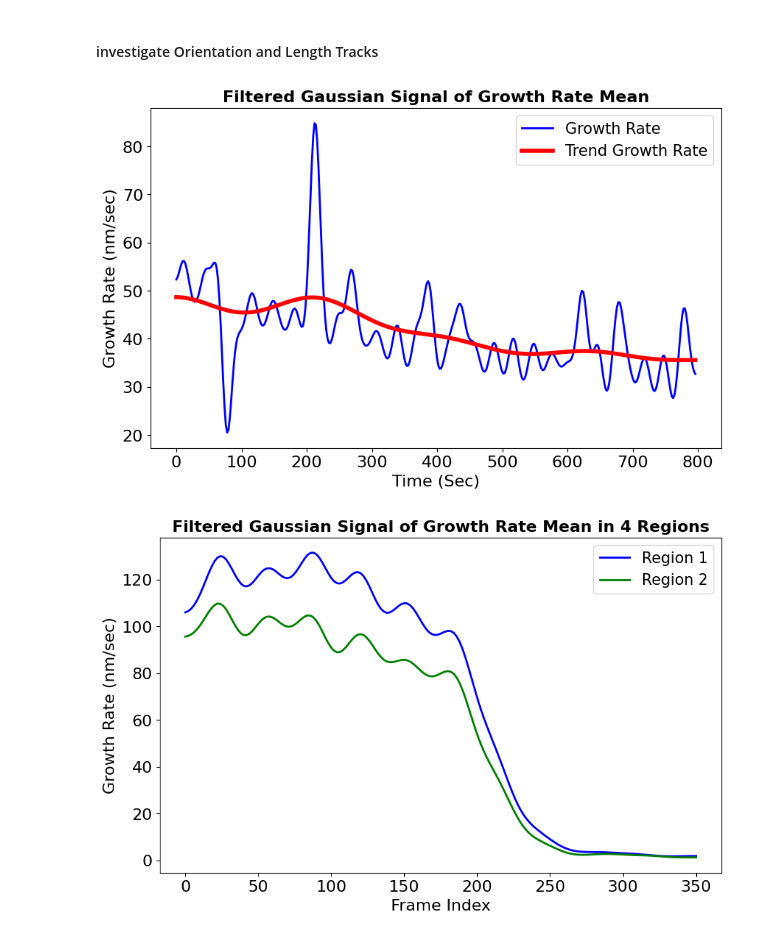
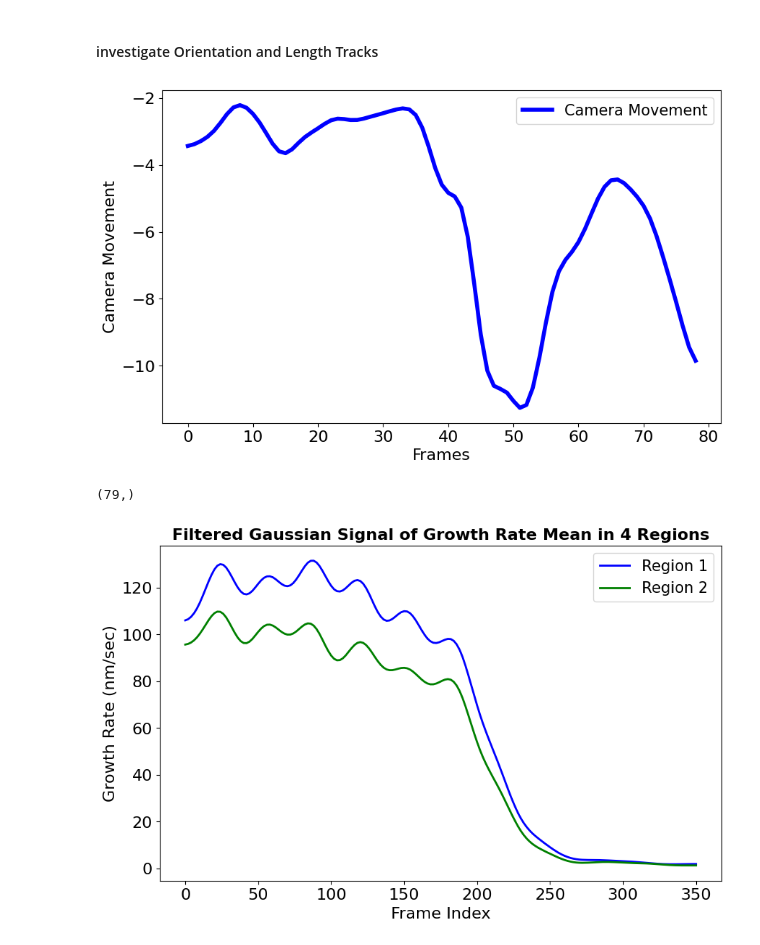
Before and after one commit to kavehsfv/LightFeatureTracking, a Jupyter notebook: Algorithm.ipynb, the cells around one changed output. Cells and saved outputs as stored; diff of their text form; code cells hidden in the pictures.

```diff
--- a/Algorithm.ipynb
+++ b/Algorithm.ipynb
@@ -210,7 +211,8 @@ cuda:2
 # %%
 # Get image names
 # prefix = 'gf_clh_ET30038_8 (Channel 1) 351 - '
-prefix = 'gf_clh_FS30363_6 (Channel 1) 323 - '
+# prefix = 'gf_clh_FS30363_6 (Channel 1) 323 - '
+prefix = ''
 image_names = [os.path.basename(path).replace(prefix, '') for path in image_paths]
 print(image_names)
 # %% [output]
@@ -226,7 +228,7 @@ fourcc = cv2.VideoWriter_fourcc(*'mp4v')  # Use 'mp4v' for .mp4 format
 frame_size = (plottingFrames[0].shape[1], plottingFrames[0].shape[0])
 saveAdrs = '/usr/mvl2/ksgh2/Documents/projects/LightFeatureTracking/results/cmphExm/'
 # Create a VideoWriter object. Adjust FPS to your liking.
-out = cv2.VideoWriter(saveAdrs + ft_method +'/' + ft_method + '_CNT_exp_oct24.mp4', fourcc, 5.0, frame_size)
+out = cv2.VideoWriter(saveAdrs + ft_method +'/' + ft_method + '_horse_ref.mp4', fourcc, 5.0, frame_size)
 
 for i in range(len(plottingFrames)):
     # Write the frame to the video
@@ -250,7 +252,7 @@ frame_size = (plottingFrames[0].shape[1], plottingFrames[0].shape[0])
 saveAdrs = '/usr/mvl2/ksgh2/Documents/projects/LightFeatureTracking/results/cmphExm/'
 
 # Create a VideoWriter object. Adjust FPS to your liking.
-out = cv2.VideoWriter(saveAdrs + ft_method +'/' + ft_method + '_CNT_exp_test.mp4', fourcc, 5.0, frame_size)
+out = cv2.VideoWriter(saveAdrs + ft_method +'/' + ft_method + '_horse_ref.mp4', fourcc, 5.0, frame_size)
 
 for i in range(len(plottingFrames)):
     # Create a copy of the current frame to avoid modifying the original frame
@@ -346,7 +348,9 @@ for i, (frmIdx, kp_lent_ornt_deltaXY_list) in enumerate(kp_lent_ornt_deltaXY_dic
     lengthes = [item[0]*5 for item in kp_lent_ornt_deltaXY_list]
     orientations = [item[1] for item in kp_lent_ornt_deltaXY_list]
     delta_xes = [item[2]*5 for item in kp_lent_ornt_deltaXY_list]
-    delta_yes = [item[3]*5 for item in kp_lent_ornt_deltaXY_list]
+    # delta_yes = [item[3]*5 for item in kp_lent_ornt_deltaXY_list]
+
+    delta_yes = [item[3] for item in kp_lent_ornt_deltaXY_list]
 
     # for i in range(1, len(delta_yes)):
     #     if delta_yes[i] > 1.8 * delta_yes[i-1]:
@@ -424,40 +441,55 @@ with open('output.csv', 'r') as file:
 # %%
 import numpy as np
 import matplotlib.pyplot as plt
 from scipy.ndimage import gaussian_filter1d
 
 # Create an array of doubled indices
-doubled_indices = np.arange(len(mean_delta_y_list)) * 2
+# doubled_indices = np.arange(len(mean_delta_y_list)) * 2
+indices = np.arange(len(mean_delta_y_list))
 
 # Apply a Gaussian filter to remove noise
-smooth_signal_y1 = gaussian_filter1d(mean_delta_y_list, 4)
+smooth_signal_y1 = gaussian_filter1d(mean_delta_y_list, 2)
 trend_signal_y1 = gaussian_filter1d(mean_delta_y_list, 30)
 
+# Save the smooth_signal_y1 array to a file
+np.save('smooth_signal_y1.npy', smooth_signal_y1)
 
+# Later, when you need to use it:
+loaded_smooth_signal_y1 = np.load('smooth_signal_y1.npy')
 
 # Plot the original and smoothed signals
 plt.figure(figsize=(10, 6))
-plt.plot(doubled_indices, smooth_signal_y1, label='Growth Rate', color='blue', linewidth=2)
-plt.plot(doubled_indices, trend_signal_y1, label='Trend Growth Rate', color='red', linewidth=4)
+plt.plot(indices, loaded_smooth_signal_y1, label='Camera Movement', color='blue', linewidth=4)
+
+# plt.plot(doubled_indices, smooth_signal_y1, label='Growth Rate', color='blue', linewidth=2)
+# plt.plot(doubled_indices, trend_signal_y1, label='Trend Growth Rate', color='red', linewidth=4)
 
 
-plt.xlabel('Time (Sec)', fontsize=16)
-plt.ylabel('Growth Rate (nm/sec)', fontsize=16)
-plt.title('Filtered Gaussian Signal of Growth Rate Mean', fontsize=16, fontweight='bold')
+# plt.xlabel('Time (Sec)', fontsize=16)
+# plt.ylabel('Growth Rate (nm/sec)', fontsize=16)
+# plt.title('Filtered Gaussian Signal of Growth Rate Mean', fontsize=16, fontweight='bold')
+
+plt.xlabel('Frames', fontsize=16)
+plt.ylabel('Camera Movement', fontsize=16)
+plt.title('', fontsize=16, fontweight='bold')
 
 plt.legend(fontsize=15)
 plt.xticks(fontsize=16)
 plt.yticks(fontsize=16)
 
 # Save the figure as a PDF file
-# plt.savefig('./results/growth_paper/growth_gaussian_regions.png', dpi=900)
+plt.savefig('./results/horse/bailey_diff_camera_movement.png', dpi=900)
 
 plt.show()
 
 # Regions
 # (202, 202), (612, 500), (804, 254), (312, 700)
 # %% [output]
-[figure, old version]
+[figure, new version]
+# %%
+smooth_signal_y1.shape
+# %% [output]
+(79,)
 # %%
 import numpy as np
 import matplotlib.pyplot as plt
```
Also changed, not shown: parts of 10 cells of this notebook, 1 other file.
